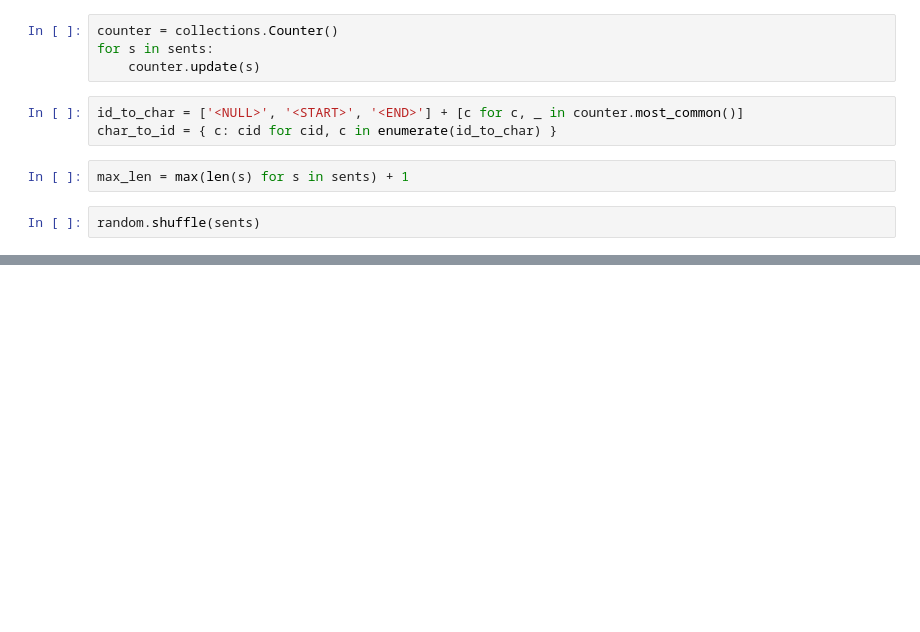
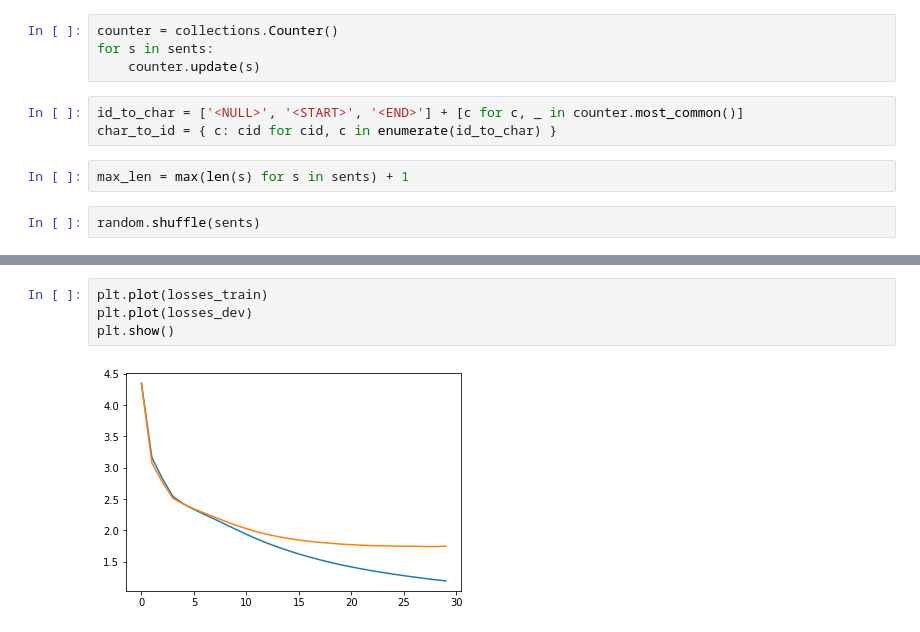
Before and after one commit to allenc256/jupyter, a Jupyter notebook: src/misc/test_rnn_1.ipynb, the cells around one changed output, grey strips where cells are left out. Saved outputs shown, nothing was run; the diff lists cells and outputs as text; blank space fills up the shorter version.

```diff
--- a/src/misc/test_rnn_1.ipynb
+++ b/src/misc/test_rnn_1.ipynb
@@ -79,0 +289,6 @@ def rnn(input_data, size):
+# %%
+plt.plot(losses_train)
+plt.plot(losses_dev)
+plt.show()
+# %% [output]
+[figure, added]
```
Also changed, not shown: parts of 23 cells of this notebook.
